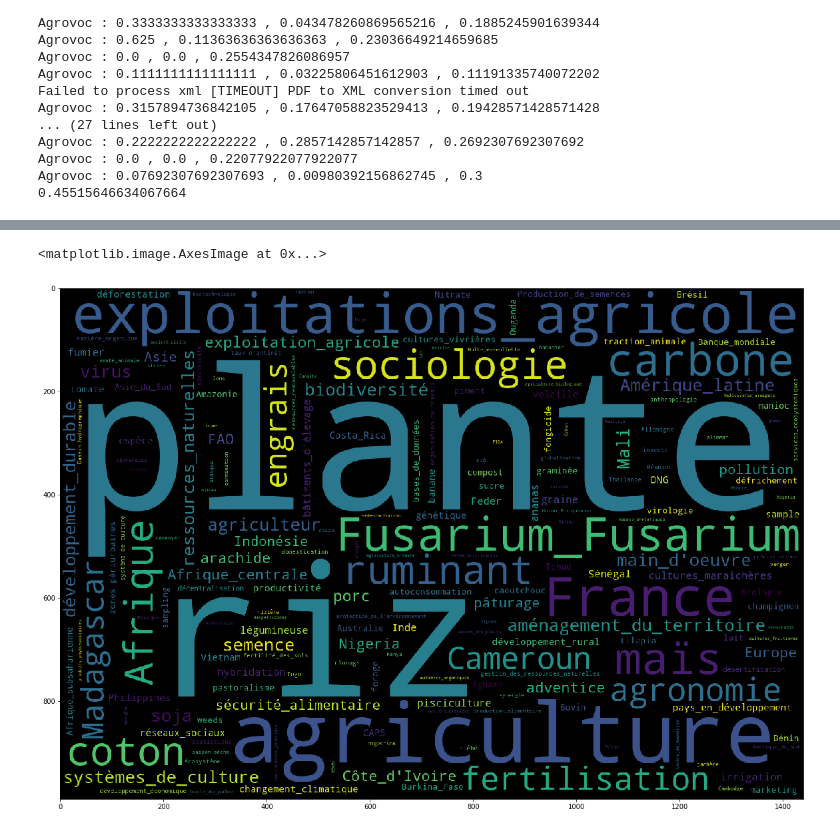
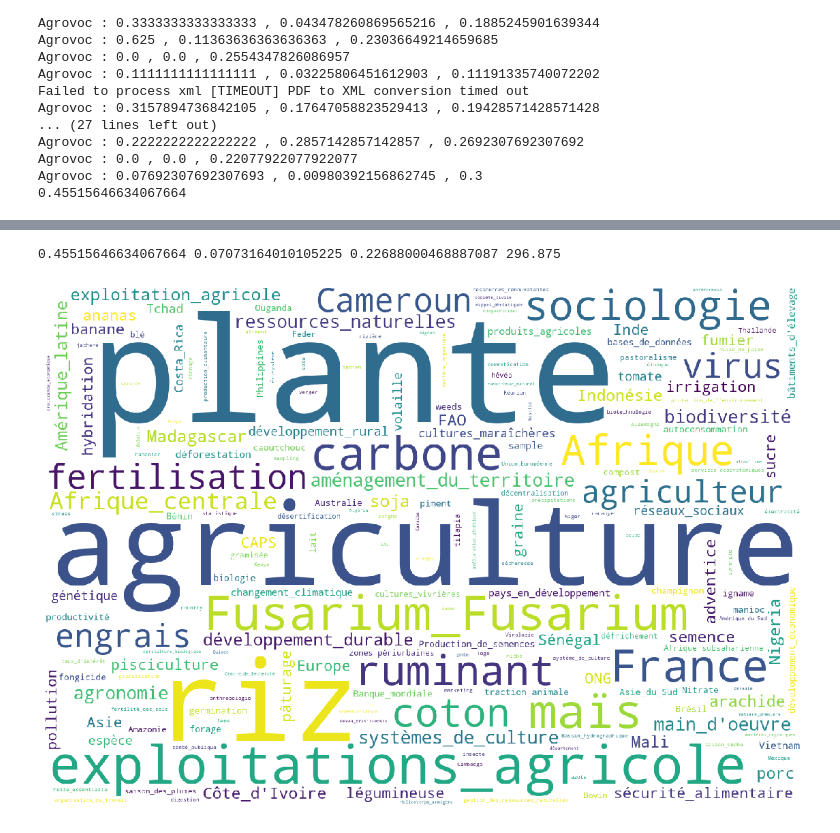
Before and after one commit to twktheainur/etude-technique, a Jupyter notebook: recouvrement.ipynb, the cells around one changed output, grey strips where cells are left out. Cells and saved outputs as stored; diff of their text form; code cells hidden in the pictures.

```diff
--- a/recouvrement.ipynb
+++ b/recouvrement.ipynb
@@ -299,7 +283,7 @@ for i, row in file.iterrows():
 
     print(cagro.update(metadata, ent_and_cat))
 
-    if i > 100:
+    if i > 1000
         break
 print(cagro.average_accuracy)
 # %% [output]
@@ -338,8 +307,14 @@ Name: DESCRIPTEURS, Length: 4568, dtype: object
+# %%
+print(cagro.average_accuracy, cagro.average_precsision, cagro.average_recovery, cagro.average_nb_entities)
+# %% [output]
+0.45515646634067664 0.07073164010105225 0.22688000468887087 296.875
 # %%
 from wordcloud import WordCloud
 import matplotlib.pyplot as plt
 fig, ax = plt.subplots(figsize=(20, 15))
-ax.imshow(WordCloud(width=1440, height=990, margin= 10).generate(cagro.text))
+img = WordCloud(width=1440, height=990, margin= 10, background_color='white').generate(cagro.text)
+ax.imshow(img)
+plt.axis('off')
+plt.savefig('resources/wordcloudfr.png')
 # %% [output]
-<matplotlib.image.AxesImage at 0x...>
-[figure, old version]
+[figure, new version]
```
Also changed, not shown: parts of 3 cells of this notebook, 2 other files.
